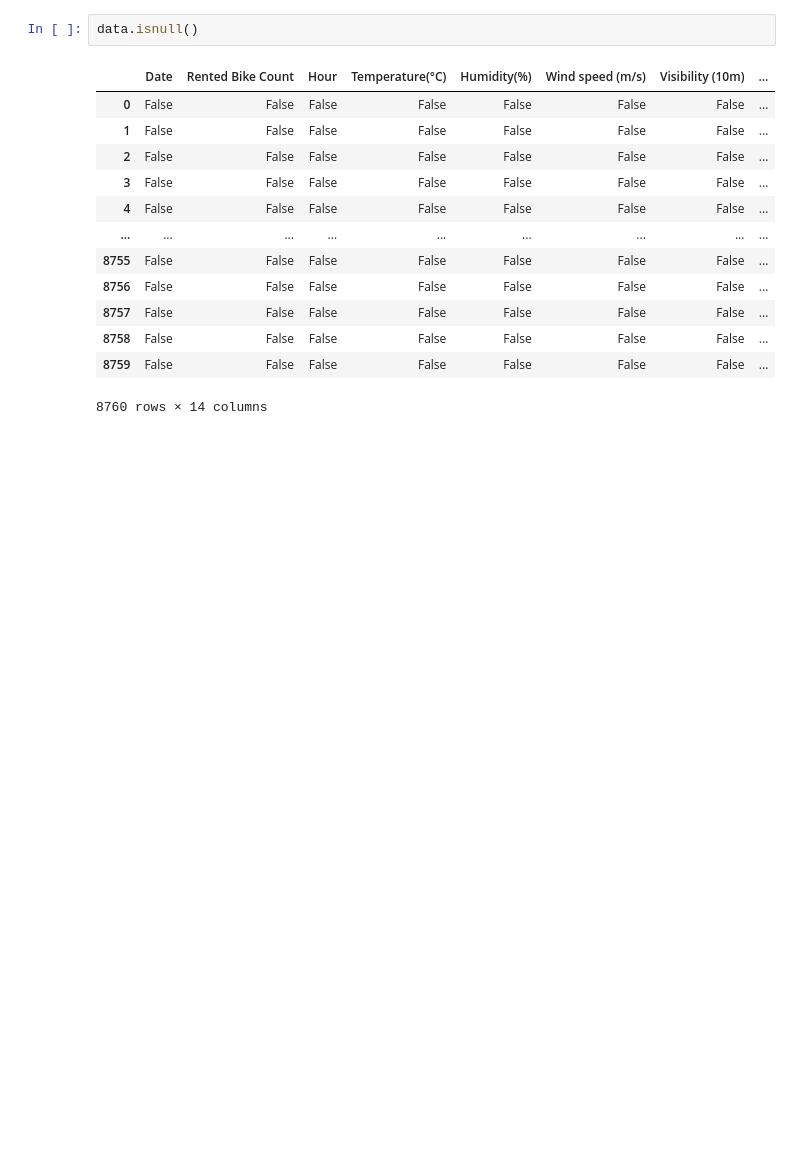
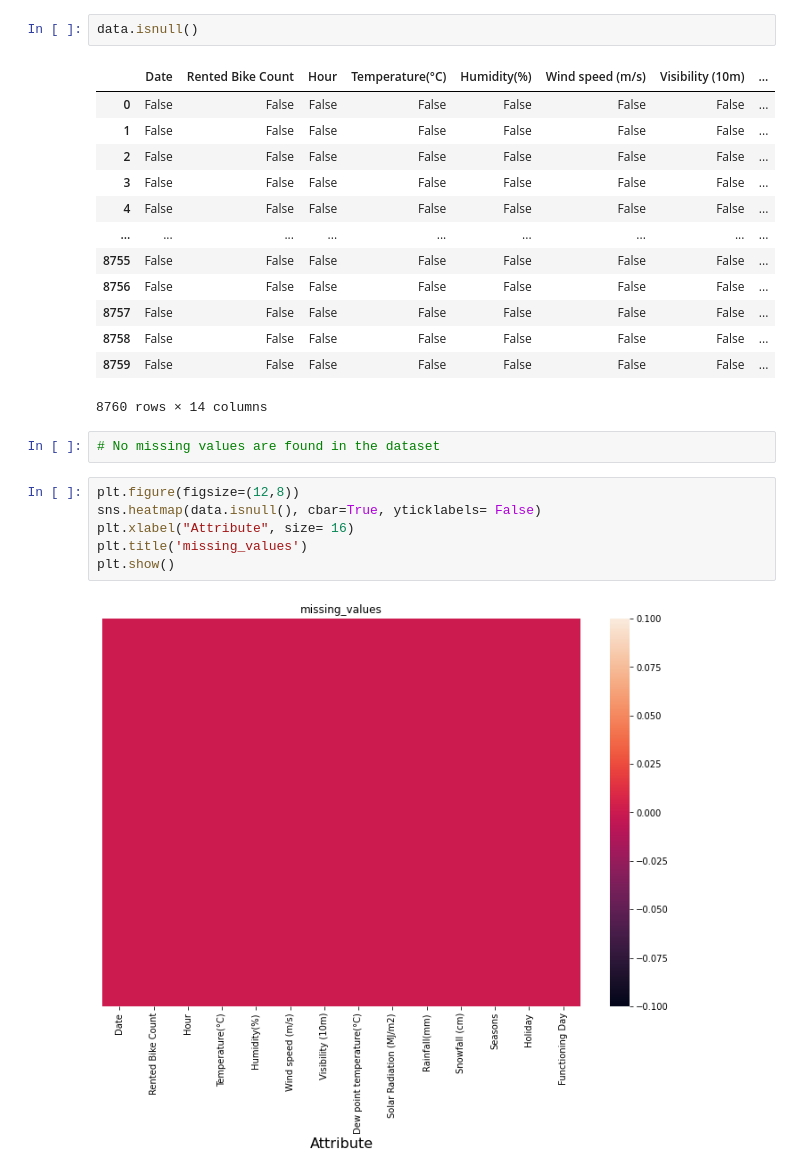
Before and after one commit to CodeWithSridhar/Seoul-Bike-Sharing-Demand-Prediction, a Jupyter notebook: Bike_Sharing_Demand_Prediction_Capstone_Project.ipynb, the cells around one changed output. Cells and saved outputs as stored; diff of their text form; blank space fills up the shorter version.

Commit message:
missing values

```diff
--- a/Bike_Sharing_Demand_Prediction_Capstone_Project.ipynb
+++ b/Bike_Sharing_Demand_Prediction_Capstone_Project.ipynb
@@ -119,3 +141,13 @@ data.isnull()
 | 8758 | False | False | False | False | False | False | False | ... |
 | 8759 | False | False | False | False | False | False | False | ... |
 8760 rows × 14 columns
+# %%
+# No missing values are found in the dataset
+# %%
+plt.figure(figsize=(12,8))
+sns.heatmap(data.isnull(), cbar=True, yticklabels= False)
+plt.xlabel("Attribute", size= 16)
+plt.title('missing_values')
+plt.show()
+# %% [output]
+[figure, added]
```
Also changed, not shown: parts of 2 cells of this notebook.
